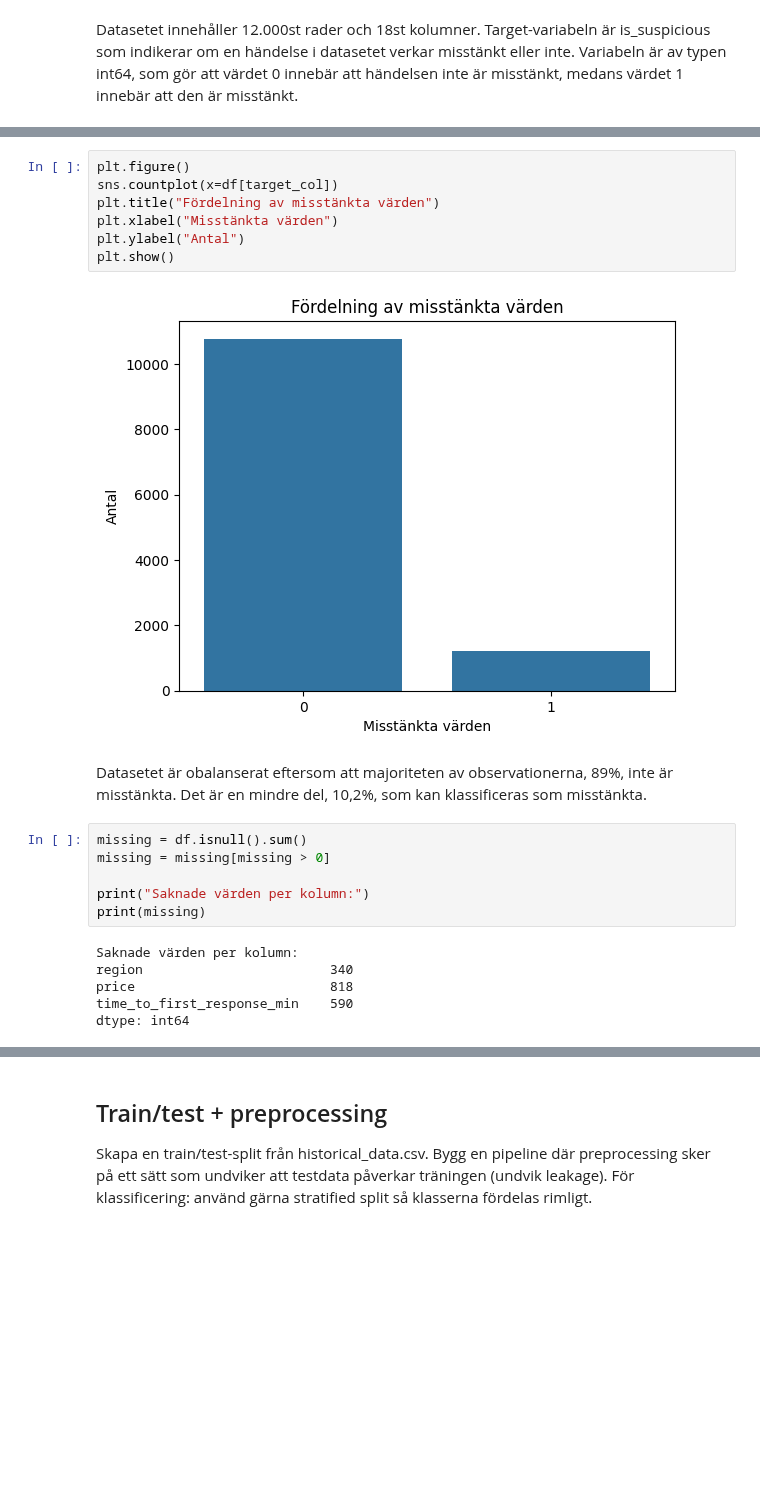
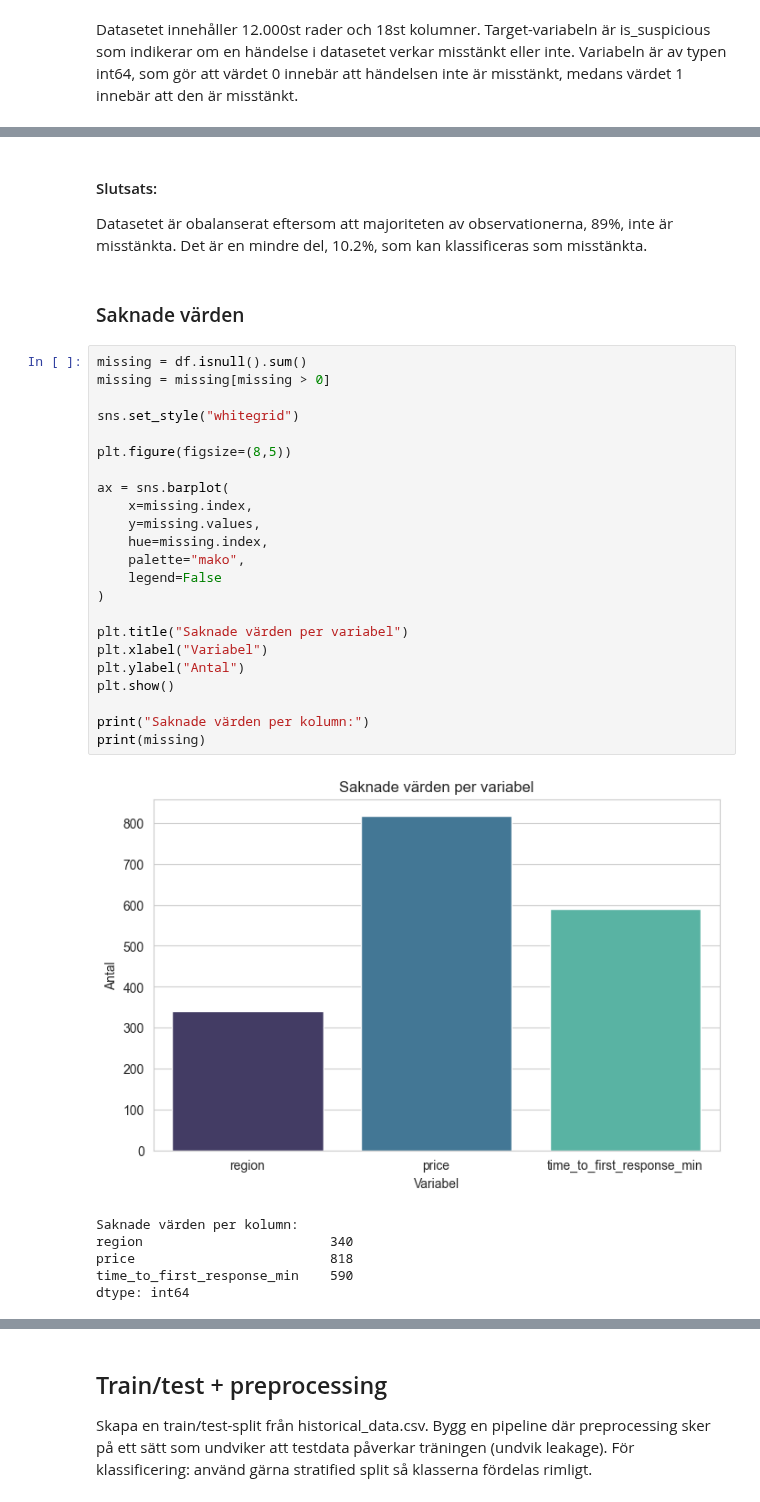
Before and after one commit to AlmaVasell/Grupparbete-MACHINELEARNING, a Jupyter notebook: report.ipynb, the cells around one changed output, grey strips where cells are left out. Cells and saved outputs as stored; diff of their text form; blank space fills up the shorter version.

```diff
--- a/report.ipynb
+++ b/report.ipynb
@@ -76,21 +110,33 @@ Name: proportion, dtype: float64
-# %%
-plt.figure()
-sns.countplot(x=df[target_col])
-plt.title("Fördelning av misstänkta värden")
-plt.xlabel("Misstänkta värden")
-plt.ylabel("Antal")
-plt.show()
-# %% [output]
-[figure, removed]
 # %% [markdown]
-Datasetet är obalanserat eftersom att majoriteten av observationerna, 89%, inte är misstänkta. Det är en mindre del, 10,2%, som kan klassificeras som misstänkta.
+#### Slutsats:
+Datasetet är obalanserat eftersom att majoriteten av observationerna, 89%, inte är misstänkta. Det är en mindre del, 10.2%, som kan klassificeras som misstänkta.
+# %% [markdown]
+### Saknade värden
 # %%
 missing = df.isnull().sum()
 missing = missing[missing > 0]
 
+sns.set_style("whitegrid")
+
+plt.figure(figsize=(8,5))
+
+ax = sns.barplot(
+    x=missing.index,
+    y=missing.values,
+    hue=missing.index,
+    palette="mako",
+    legend=False
+)
+
+plt.title("Saknade värden per variabel")
+plt.xlabel("Variabel")
+plt.ylabel("Antal")
+plt.show()
+
 print("Saknade värden per kolumn:")
 print(missing)
 # %% [output]
+[figure, added]
 Saknade värden per kolumn:
 region                        340
 price                         818
```
Also changed, not shown: parts of 8 cells of this notebook, 2 other files.
